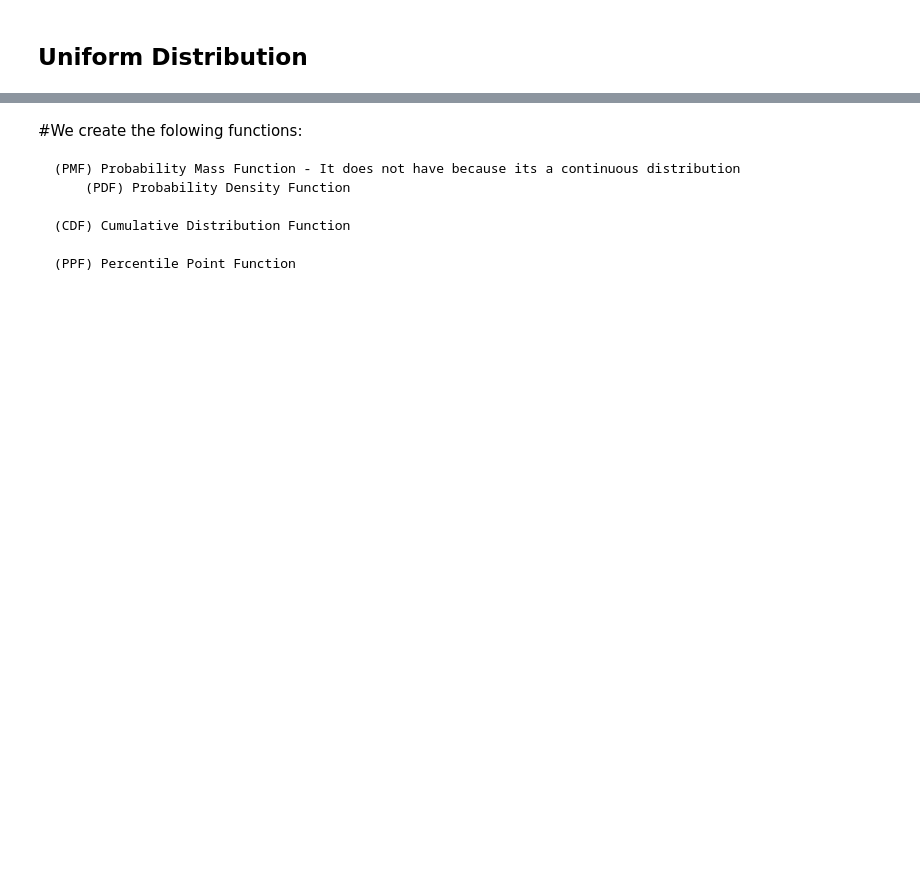
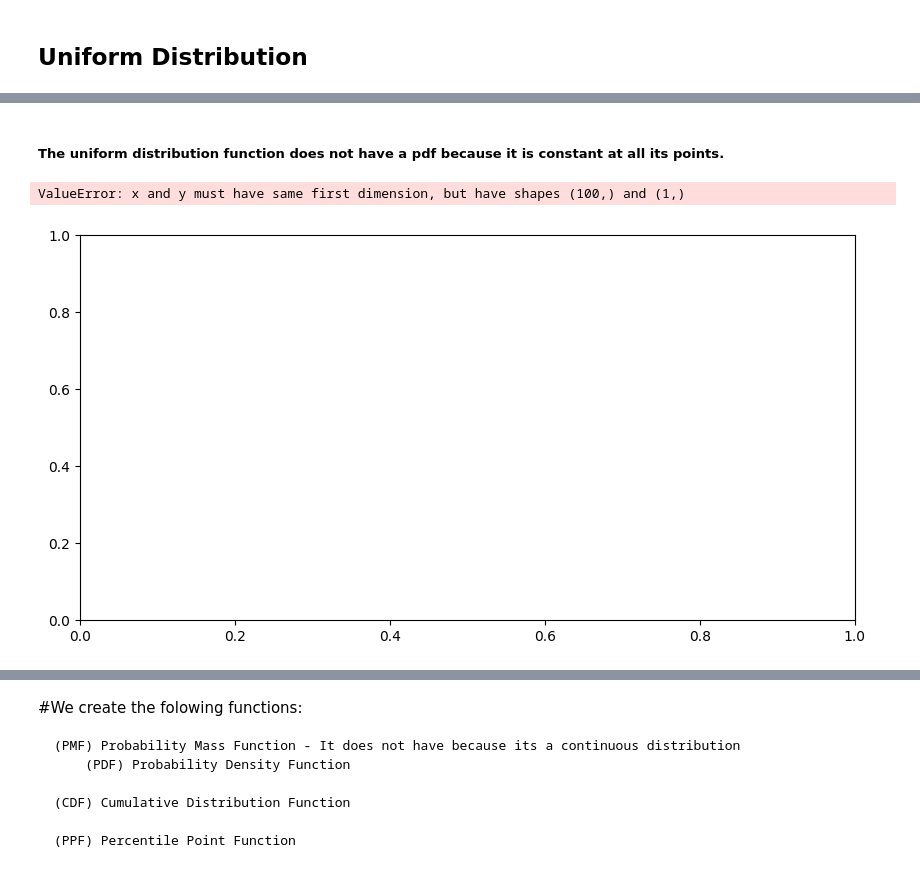
Before and after one commit to gutierenmanuel/probability-distribution-exercises-project-with-python, a Jupyter notebook: notebook/problems.ipynb, the cells around one changed output, grey strips where cells are left out. Cells and saved outputs as stored; diff of their text form; code cells hidden in the pictures; blank space fills up the shorter version.

```diff
--- a/notebook/problems.ipynb
+++ b/notebook/problems.ipynb
@@ -161,0 +219,8 @@ ppf_values_norm = ppf_normal(random_normal_data, mu, sigma)
+# %%
+#Parameters
+mu = 0  # Mean
+sigma = 1  # Standar Deviation
+step_size = 100
+
+# Create a line to pass the function to normalize on the graph
+data = np.linspace(-5, 5, step_size)
@@ -162,3 +234,22 @@ ppf_values_norm = ppf_normal(random_normal_data, mu, sigma)
+# %% [markdown]
+##### The uniform distribution function does not have a pdf because it is constant at all its points.
+# %%
+
+# Graphic the normal distribution
+plt.figure(figsize = (10, 5))
+plt.plot(data, x, color= 'red')
+
+# Personalizate the graphic
+plt.title('Normal distribution')
+plt.xlabel('Range')
+plt.ylabel('Frequency')
+
+
+# Show the histogram
+plt.show()
+# %% [output]
+ValueError: x and y must have same first dimension, but have shapes (100,) and (1,)
+[figure, added]
 # %%
 import numpy as np
 
```
Also changed, not shown: parts of 13 cells of this notebook.
